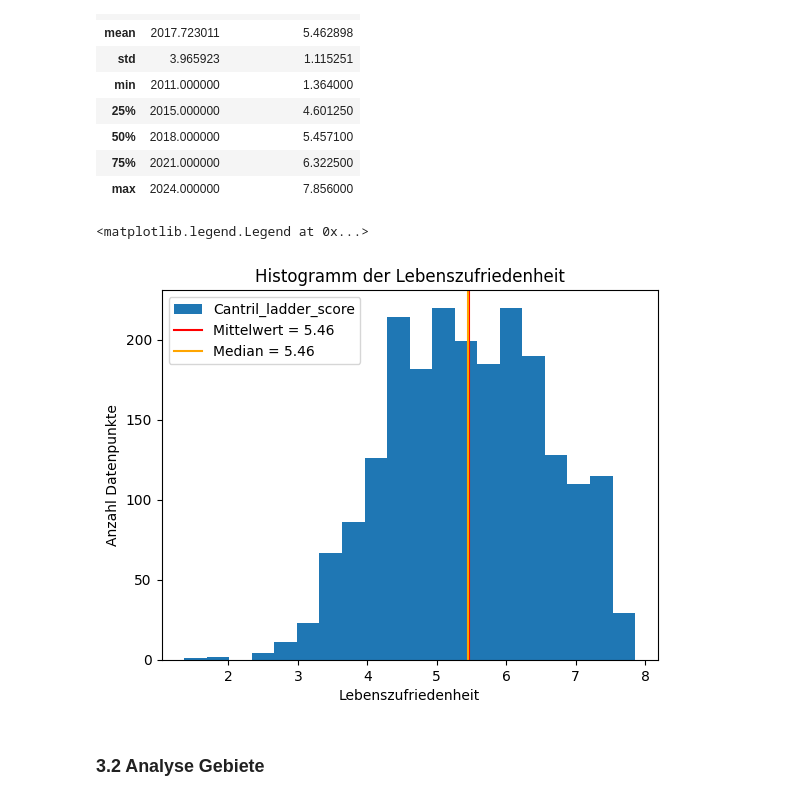
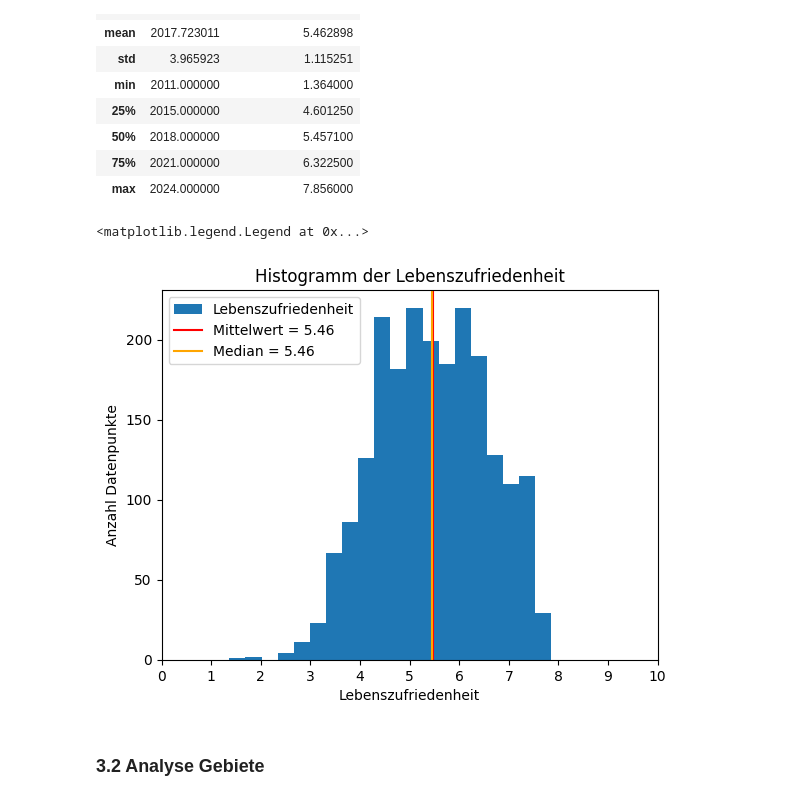
Before and after one commit to miriamfenollosa/Informatik-Leistungsnachweis-Python, a Jupyter notebook: Lebenszufriedenheit in verschiedenen Ländern.ipynb, the cells around one changed output. Drawn from its saved outputs; the diff is of its cells as text; code cells hidden in the pictures.

```diff
--- a/Lebenszufriedenheit in verschiedenen Ländern.ipynb
+++ b/Lebenszufriedenheit in verschiedenen Ländern.ipynb
@@ -87,18 +76,32 @@ df.describe()
 | 75% | 2021.000000 | 6.322500 |
 | max | 2024.000000 | 7.856000 |
 # %%
-g = df['Cantril_ladder_score'].plot(kind='hist', bins=20, title='Histogramm der Lebenszufriedenheit',
-                           xlabel='Lebenszufriedenheit', ylabel='Anzahl Datenpunkte')
+g = df['Cantril_ladder_score'].plot(
+    kind='hist',
+    bins=20,
+    title='Histogramm der Lebenszufriedenheit',
+    xlabel='Lebenszufriedenheit',
+    ylabel='Anzahl Datenpunkte',
+    label='Lebenszufriedenheit'
+)
 mean = df['Cantril_ladder_score'].mean()
-g.axvline(x=df['Cantril_ladder_score'].mean(), color='red',label=f'Mittelwert = {mean:.2f}')  # rote Linie bei Mittelwert
-
+g.axvline(
+    x=mean,
+    color='red',
+    label=f'Mittelwert = {mean:.2f}'
+)
 median = df['Cantril_ladder_score'].median()
-g.axvline(x=df['Cantril_ladder_score'].median(), color='orange',label=  f'Median = {median:.2f}')  # orange Linie bei Median
-
+g.axvline(
+    x=median,
+    color='orange',
+    label=f'Median = {median:.2f}'
+)
+plt.xlim(0, 10)
+plt.xticks(range(0, 11))
 g.legend()
 # %% [output]
 <matplotlib.legend.Legend at 0x...>
-[figure, old version]
+[figure, new version]
 # %% [markdown]
 ### 3.2 Analyse Gebiete
 # %%
```
Also changed, not shown: parts of 36 cells of this notebook, 1 other file.
